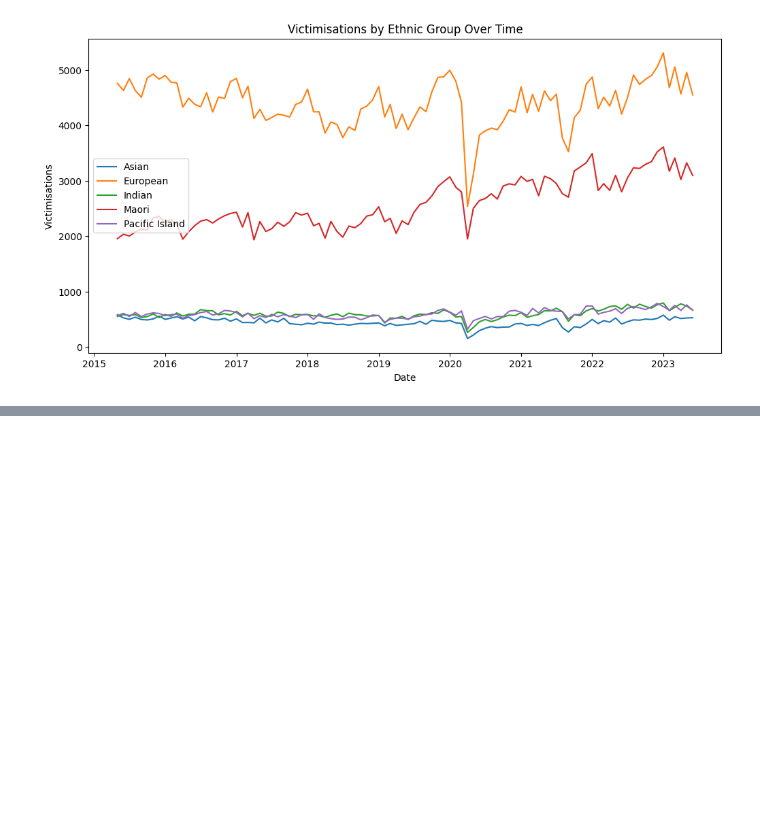
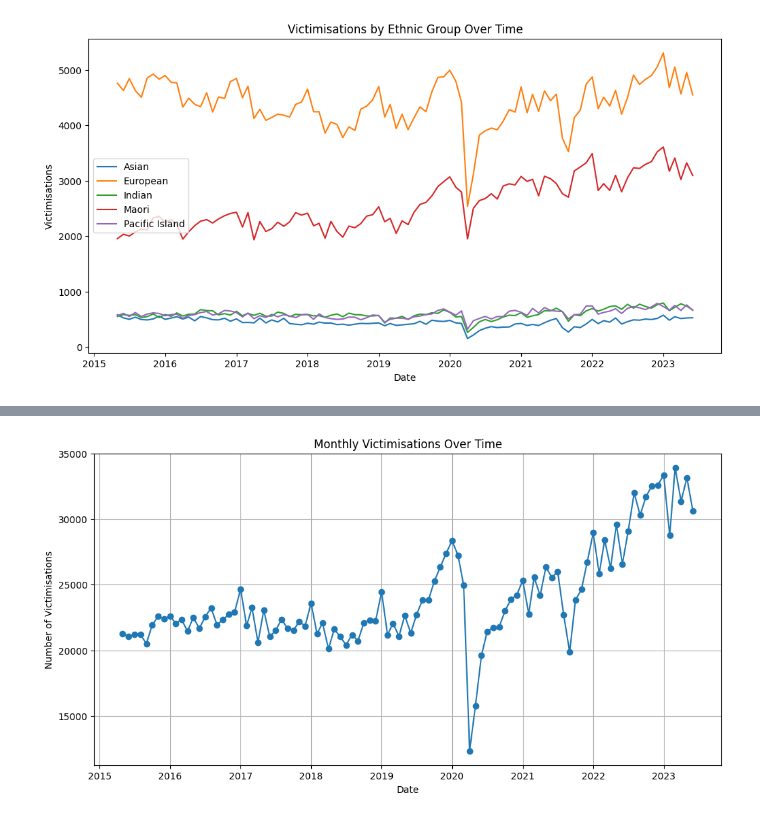
Before and after one commit to RunningZombie/CS760, a Jupyter notebook: TS.ipynb, the cells around one changed output, grey strips where cells are left out. Drawn from its saved outputs; the diff is of its cells as text; code cells hidden in the pictures; blank space fills up the shorter version.

```diff
--- a/TS.ipynb
+++ b/TS.ipynb
@@ -415,0 +435,13 @@ Epoch 156/200
+# %%
+###分析covid的影响。
+data_covid = pd.DataFrame(grouped_data)
+data_covid['Date'] = pd.to_datetime(data_covid['Date'])
+plt.figure(figsize=(12, 6))
+plt.plot(data_covid['Date'], data_covid['Victimisations'], marker='o')
+plt.title('Monthly Victimisations Over Time')
+plt.xlabel('Date')
+plt.ylabel('Number of Victimisations')
+plt.grid(True)
+plt.show()
+# %% [output]
+[figure, added]
```
Also changed, not shown: parts of 29 cells of this notebook.
